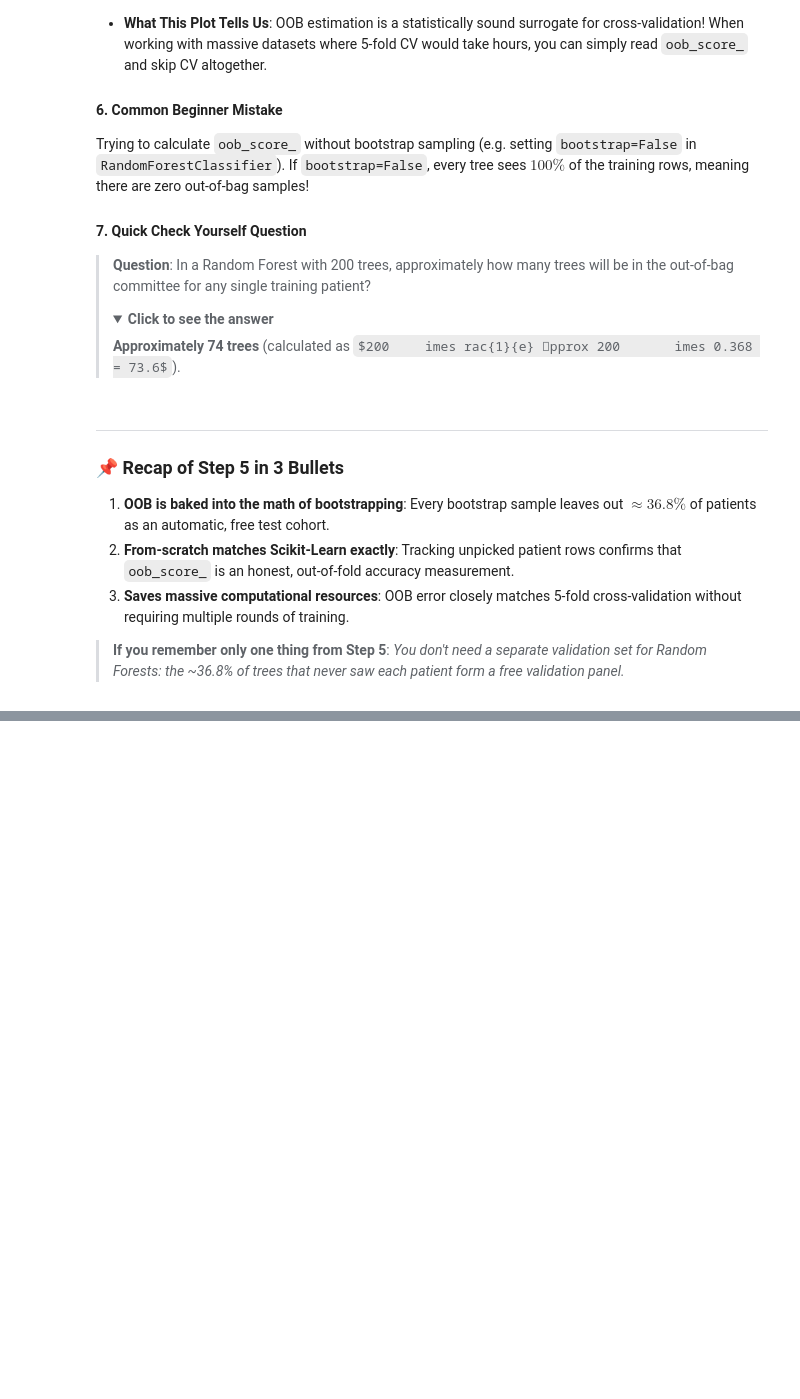
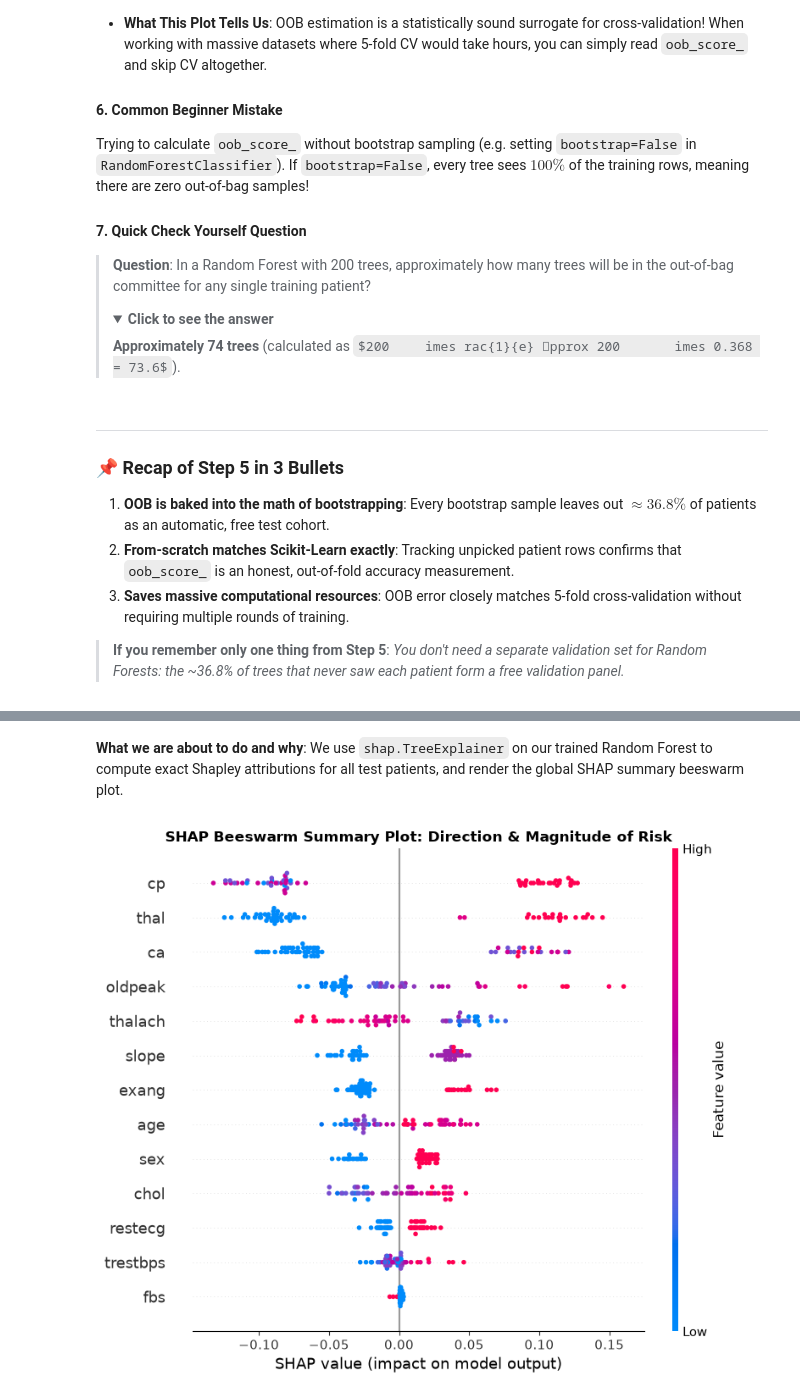
Before and after one commit to Arnav-Shrivastava/random-forests-regression-zero-to-one, a Jupyter notebook: random_forests_zero_to_one.ipynb, the cells around one changed output, grey strips where cells are left out. Cells and saved outputs as stored; diff of their text form; code cells hidden in the pictures; folded sections open; some formulas as TeX source; blank space fills up the shorter version.

```diff
--- a/random_forests_zero_to_one.ipynb
+++ b/random_forests_zero_to_one.ipynb
@@ -1287,0 +1461,26 @@ Trying to calculate `oob_score_` without bootstrap sampling (e.g. setting `boots
+# %% [markdown]
+**What we are about to do and why**:
+We use `shap.TreeExplainer` on our trained Random Forest to compute exact Shapley attributions for all test patients, and render the global SHAP summary beeswarm plot.
+# %%
+# Compute SHAP values using TreeExplainer
+import shap
+
+# Initialize TreeExplainer on our tuned forest
+explainer = shap.TreeExplainer(rf_best)
+shap_values = explainer.shap_values(X_test)
+
+# Extract attributions for the positive class (Heart Disease = 1)
+if isinstance(shap_values, list):
+    shap_pos = shap_values[1]
+elif isinstance(shap_values, np.ndarray) and shap_values.ndim == 3:
+    shap_pos = shap_values[:, :, 1]
+else:
+    shap_pos = shap_values
+
+plt.figure(figsize=(9, 5))
+shap.summary_plot(shap_pos, X_test, feature_names=feature_names, show=False)
+plt.title("SHAP Beeswarm Summary Plot: Direction & Magnitude of Risk", fontsize=12, fontweight="bold")
+plt.tight_layout()
+plt.show()
+# %% [output]
+[figure, added]
```
Also changed, not shown: parts of 16 cells of this notebook.
